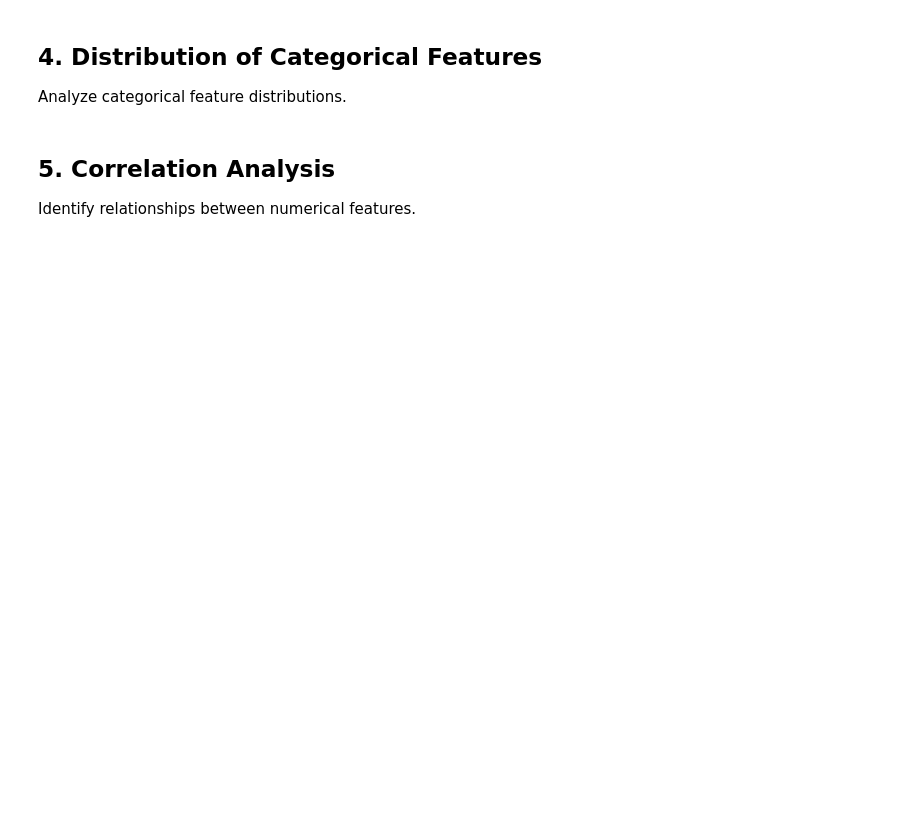
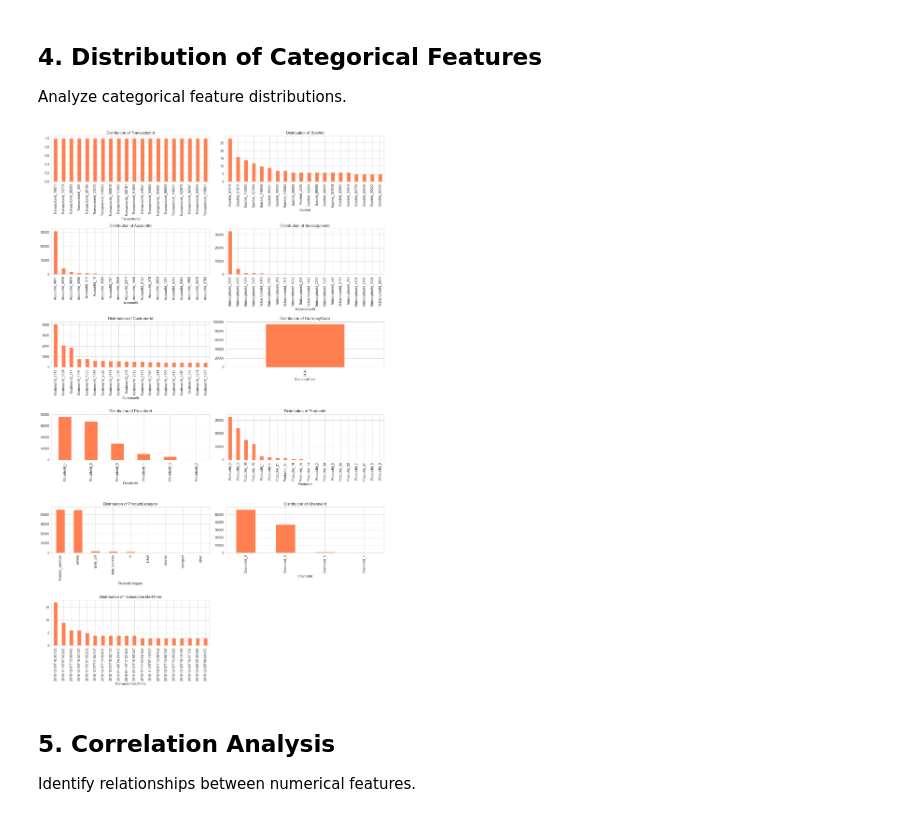
Before and after one commit to fevasni/credit-risk-model, a Jupyter notebook: notebooks/eda.ipynb, the cells around one changed output. Cells and saved outputs as stored; diff of their text form; code cells hidden in the pictures; blank space fills up the shorter version.

```diff
--- a/notebooks/eda.ipynb
+++ b/notebooks/eda.ipynb
@@ -75,15 +130,18 @@ Analyze categorical feature distributions.
 # %%
 categorical_cols = df.select_dtypes(include='object').columns
 n_rows = (len(categorical_cols) + 1) // 2
 fig, axes = plt.subplots(n_rows, 2, figsize=(15, 4*n_rows))
 axes = axes.flatten() if n_rows > 1 else axes
 for idx, col in enumerate(categorical_cols):
-    df[col].value_counts().plot(kind='bar', ax=axes[idx], color='coral')
+    # Change this line in your loop:
+    df[col].value_counts().head(20).plot(kind='bar', ax=axes[idx], color='coral')
     axes[idx].set_title(f'Distribution of {col}')
 for idx in range(len(categorical_cols), len(axes)):
     axes[idx].set_visible(False)
 plt.tight_layout()
 plt.show()
+# %% [output]
+[figure, added]
 # %% [markdown]
 ## 5. Correlation Analysis
 
```
Also changed, not shown: parts of 9 cells of this notebook.
